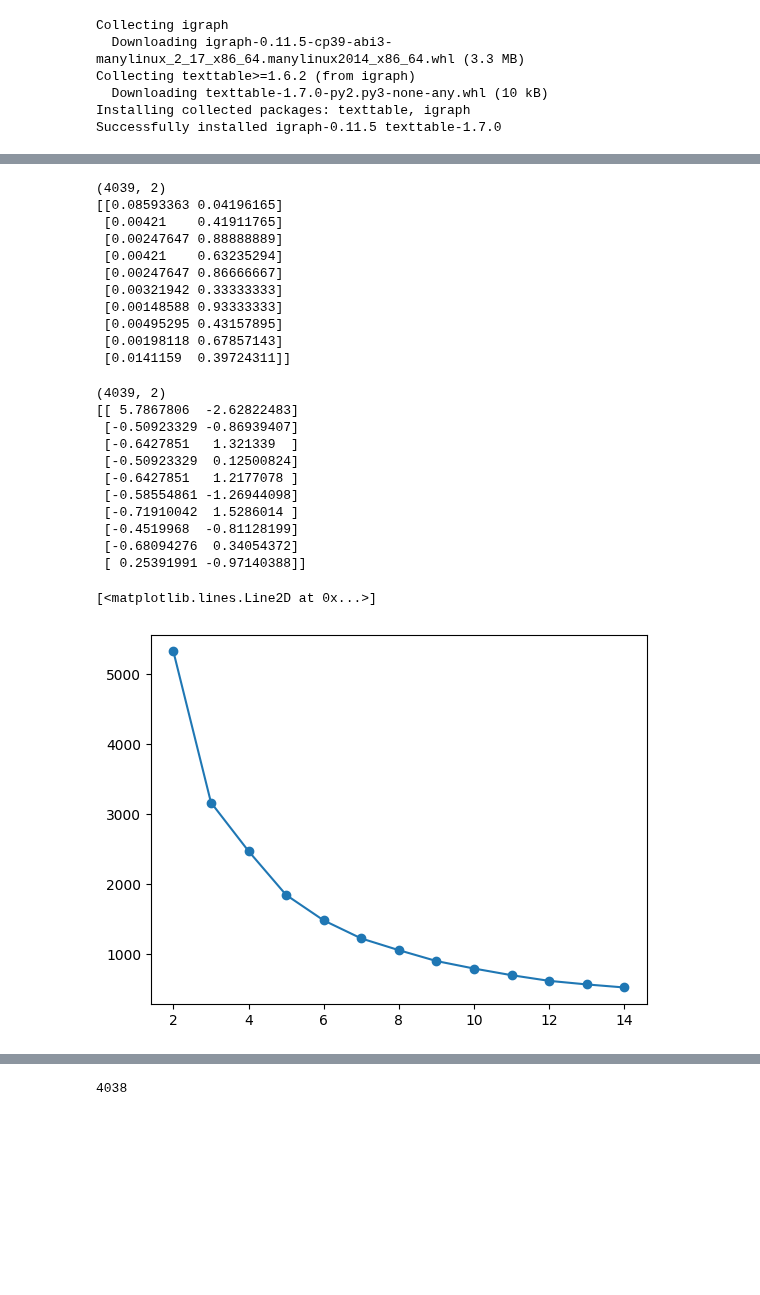
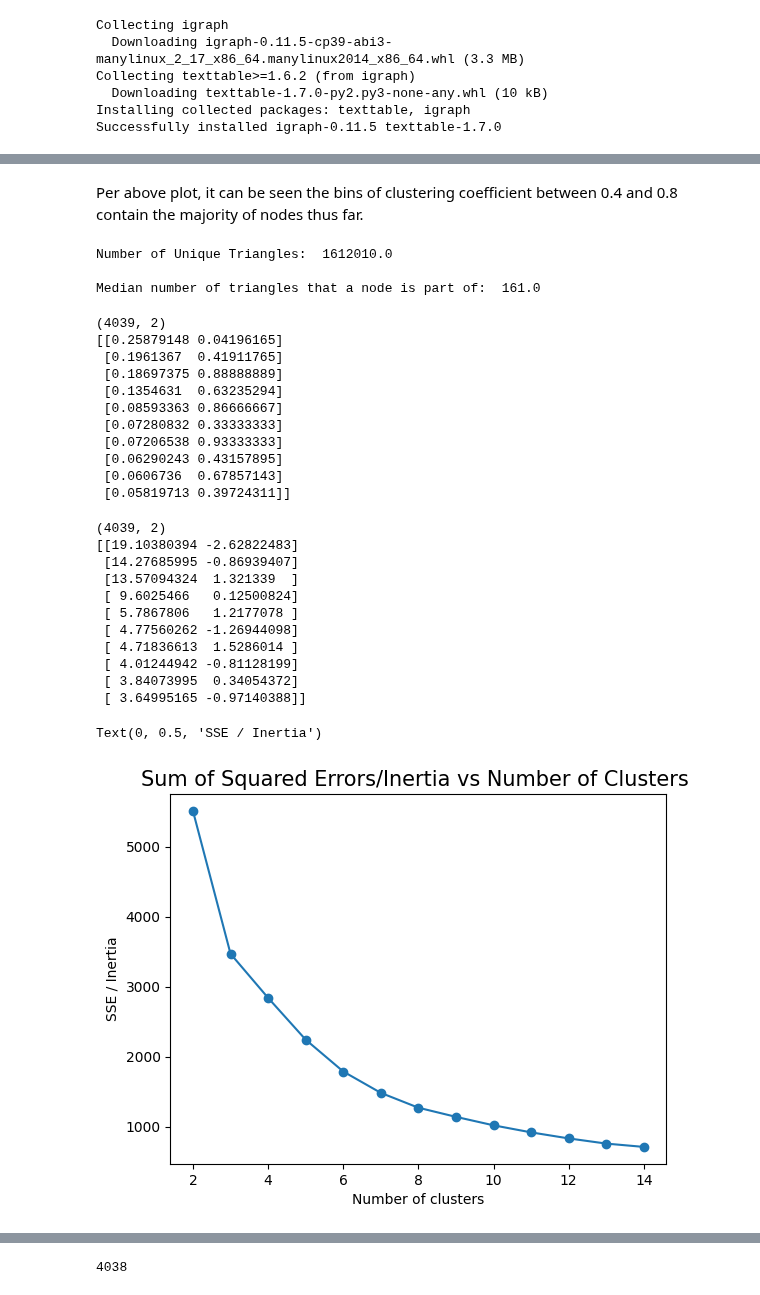
Before and after one commit to arutraj/ML_Basics, a Jupyter notebook: ClusterQuest.ipynb, the cells around one changed output, grey strips where cells are left out. Saved outputs shown, nothing was run; the diff lists cells and outputs as text; code cells hidden in the pictures; blank space fills up the shorter version.

```diff
--- a/ClusterQuest.ipynb
+++ b/ClusterQuest.ipynb
@@ -82,4 +106,6 @@ igraph_fb = Graph.Read('/content/drive/MyDrive/facebook_combined.txt', directed
 import networkx as nx
 import matplotlib.pyplot as plt
 
-G1 =nx.read_edgelist("/content/drive/MyDrive/facebook_combined.txt", create_using = nx.Graph(), nodetype=int)
+# Create a Graph Object
+#
+FBG =nx.read_edgelist("/content/drive/MyDrive/facebook_combined.txt", create_using = nx.Graph(), nodetype=int)
@@ -125,0 +130,4 @@ print(node_degree)
+# %%
+deg_centrality = nx.degree_centrality(FBG)
+sorted_centralities = sorted(deg_centrality.items(), key=lambda x: x[1], reverse=True)
+print(sorted_centralities)
@@ -126,48 +247,71 @@ print(node_degree)
+# %% [markdown]
+Per above plot, it can be seen the bins of clustering coefficient between 0.4 and 0.8 contain the majority of nodes thus far.
+# %%
+# triangles in the network with each triangle counted once for each node
+# given the number of triangles, signifies a triadic closure
+#
+triangles_per_node = list(nx.triangles(FBG).values())
+print("Number of Unique Triangles: ", sum(triangles_per_node) / 3)
+print("")
+print("Median number of triangles that a node is part of: ", np.median(triangles_per_node))
+# %% [output]
+Number of Unique Triangles:  1612010.0
+
+Median number of triangles that a node is part of:  161.0
 # %%
-X = np.column_stack((list(deg_centrality.values()), list(clustering_coef.values())))
+sdeg_cent = sorted(list(deg_centrality.values()),reverse=True)
+clustering_coef = nx.clustering(FBG)
+sclcoef = list(clustering_coef.values())
+X = np.column_stack((sdeg_cent, sclcoef))
 print(X.shape)
 print(X[0:10])
 # %% [output]
 (4039, 2)
-[[0.08593363 0.04196165]
- [0.00421    0.41911765]
- [0.00247647 0.88888889]
- [0.00421    0.63235294]
- [0.00247647 0.86666667]
- [0.00321942 0.33333333]
- [0.00148588 0.93333333]
- [0.00495295 0.43157895]
- [0.00198118 0.67857143]
- [0.0141159  0.39724311]]
+[[0.25879148 0.04196165]
+ [0.1961367  0.41911765]
+ [0.18697375 0.88888889]
+ [0.1354631  0.63235294]
+ [0.08593363 0.86666667]
+ [0.07280832 0.33333333]
+ [0.07206538 0.93333333]
+ [0.06290243 0.43157895]
+ [0.0606736  0.67857143]
+ [0.05819713 0.39724311]]
 # %%
 X_scaled = StandardScaler().fit_transform(X)
 print(X_scaled.shape)
 print(X_scaled[0:10])
 # %% [output]
 (4039, 2)
-[[ 5.7867806  -2.62822483]
- [-0.50923329 -0.86939407]
- [-0.6427851   1.321339  ]
- [-0.50923329  0.12500824]
- [-0.6427851   1.2177078 ]
- [-0.58554861 -1.26944098]
- [-0.71910042  1.5286014 ]
- [-0.4519968  -0.81128199]
- [-0.68094276  0.34054372]
- [ 0.25391991 -0.97140388]]
+[[19.10380394 -2.62822483]
+ [14.27685995 -0.86939407]
+ [13.57094324  1.321339  ]
+ [ 9.6025466   0.12500824]
+ [ 5.7867806   1.2177078 ]
+ [ 4.77560262 -1.26944098]
+ [ 4.71836613  1.5286014 ]
+ [ 4.01244942 -0.81128199]
+ [ 3.84073995  0.34054372]
+ [ 3.64995165 -0.97140388]]
 # %%
 sse = []
 silhouette_scores_kmeans = []
 db_scores_kmeans = []
+calinski_harabasz_score_kmeans = []
+
 trial_num_clusters = [2, 3, 4, 5, 6, 7, 8, 9, 10, 11, 12, 13, 14]
 for num_clusters in trial_num_clusters:
     kmeans = KMeans(n_clusters=num_clusters, max_iter=1000)
     kmeans.fit(X_scaled)
     sse.append(kmeans.inertia_)
     silhouette_scores_kmeans.append(silhouette_score(X_scaled, kmeans.labels_, metric='euclidean'))
     db_scores_kmeans.append(davies_bouldin_score(X_scaled, kmeans.labels_))
+    calinski_harabasz_score_kmeans.append(calinski_harabasz_score(X_scaled, kmeans.labels_))
 x = np.array([i for i in range(2,15)])
 plt.plot(x, sse, marker = 'o')
+plt.title("Sum of Squared Errors/Inertia vs Number of Clusters ", fontdict={"size": 15}, loc="center")
+plt.xlabel("Number of clusters", fontdict={"size": 10})
+plt.ylabel("SSE / Inertia", fontdict={"size": 10})
 # %% [output]
-[<matplotlib.lines.Line2D at 0x...>]
+Text(0, 0.5, 'SSE / Inertia')
-[figure, old version]
+[figure, new version]
```
Also changed, not shown: parts of 56 cells of this notebook.
